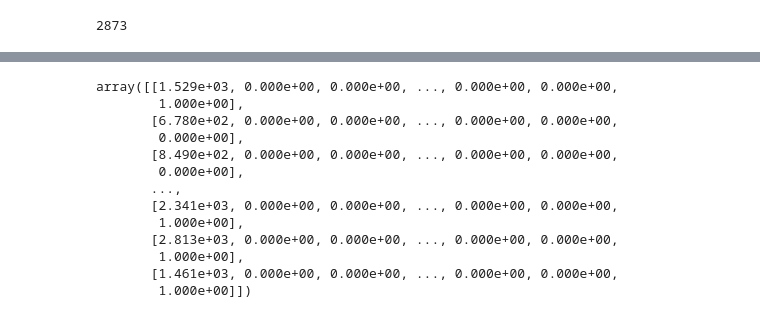
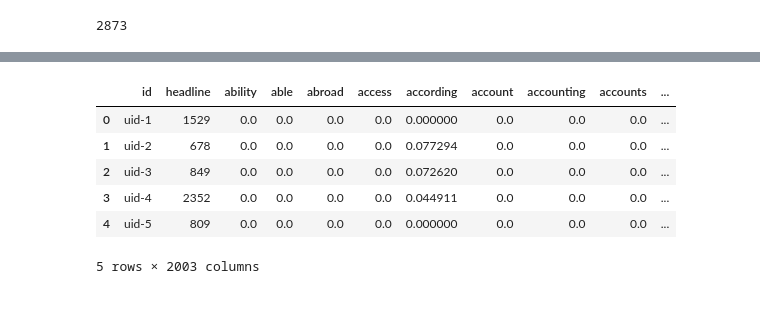
Before and after one commit to arvind0417/ML_Projects, a Jupyter notebook: BW_2019/Clustering_Solution.ipynb, the cells around one changed output, grey strips where cells are left out. Drawn from its saved outputs; the diff is of its cells as text; code cells hidden in the pictures.

```diff
--- a/BW_2019/Clustering_Solution.ipynb
+++ b/BW_2019/Clustering_Solution.ipynb
@@ -179,16 +165,11 @@ features["cluster"].to_csv("cluster_result.csv")
-# %%
-features.values
-# %% [output]
-array([[1.529e+03, 0.000e+00, 0.000e+00, ..., 0.000e+00, 0.000e+00,
-        1.000e+00],
-       [6.780e+02, 0.000e+00, 0.000e+00, ..., 0.000e+00, 0.000e+00,
-        0.000e+00],
-       [8.490e+02, 0.000e+00, 0.000e+00, ..., 0.000e+00, 0.000e+00,
-        0.000e+00],
-       ...,
-       [2.341e+03, 0.000e+00, 0.000e+00, ..., 0.000e+00, 0.000e+00,
-        1.000e+00],
-       [2.813e+03, 0.000e+00, 0.000e+00, ..., 0.000e+00, 0.000e+00,
-        1.000e+00],
-       [1.461e+03, 0.000e+00, 0.000e+00, ..., 0.000e+00, 0.000e+00,
-        1.000e+00]])
+# %%
+features = features.reset_index()
+features.head()
+# %% [output]
+|  | id | headline | ability | able | abroad | access | according | account | accounting | accounts | ... |
+| 0 | uid-1 | 1529 | 0.0 | 0.0 | 0.0 | 0.0 | 0.000000 | 0.0 | 0.0 | 0.0 | ... |
+| 1 | uid-2 | 678 | 0.0 | 0.0 | 0.0 | 0.0 | 0.077294 | 0.0 | 0.0 | 0.0 | ... |
+| 2 | uid-3 | 849 | 0.0 | 0.0 | 0.0 | 0.0 | 0.072620 | 0.0 | 0.0 | 0.0 | ... |
+| 3 | uid-4 | 2352 | 0.0 | 0.0 | 0.0 | 0.0 | 0.044911 | 0.0 | 0.0 | 0.0 | ... |
+| 4 | uid-5 | 809 | 0.0 | 0.0 | 0.0 | 0.0 | 0.000000 | 0.0 | 0.0 | 0.0 | ... |
+5 rows × 2003 columns
```
Also changed, not shown: parts of 21 cells of this notebook.
